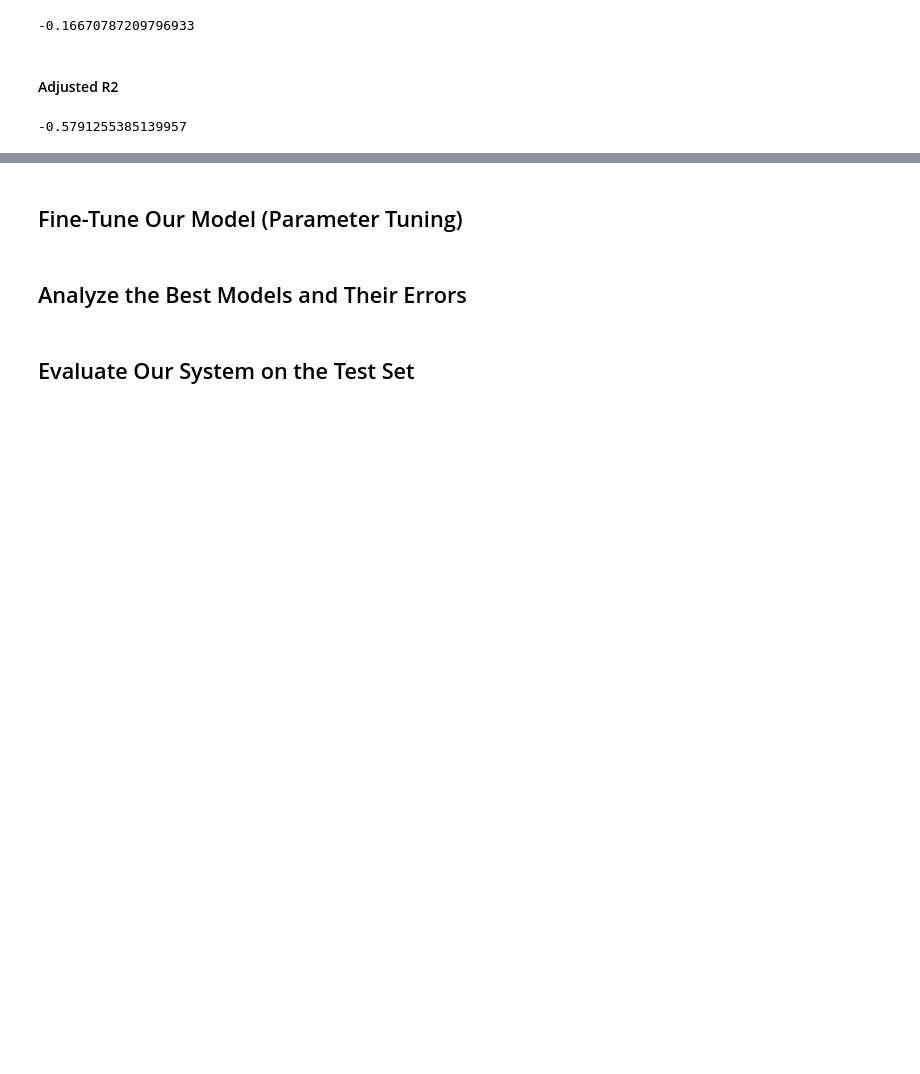
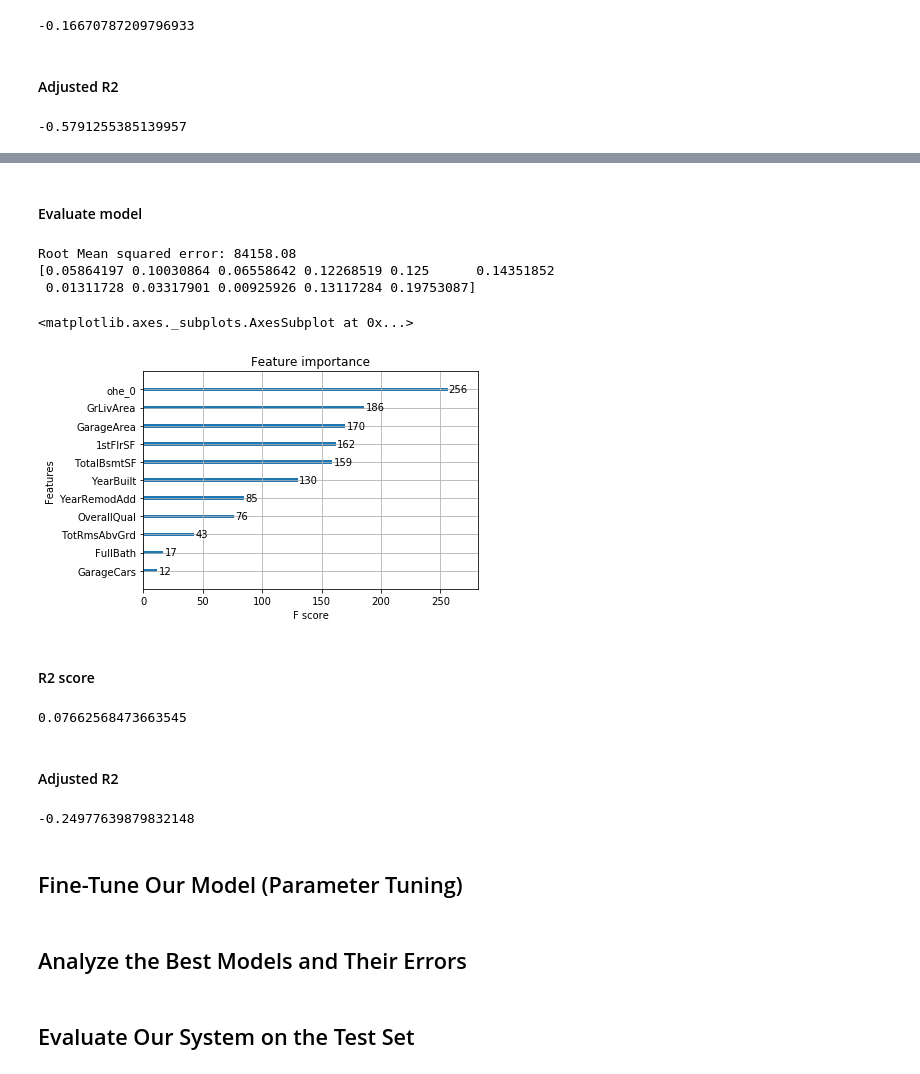
Before and after one commit to SamyaMaiti2012/datascience, a Jupyter notebook: regression/multiRegression/housing_price_estimate-Multiple_Regression_techniques.ipynb, the cells around one changed output, grey strips where cells are left out. Saved outputs shown, nothing was run; the diff lists cells and outputs as text; code cells hidden in the pictures; blank space fills up the shorter version.

Commit message:
Boosting

```diff
--- a/regression/multiRegression/housing_price_estimate-Multiple_Regression_techniques.ipynb
+++ b/regression/multiRegression/housing_price_estimate-Multiple_Regression_techniques.ipynb
@@ -1254,0 +1265,6 @@ adj_r2_sco
+# %%
+gbrt=GradientBoostingRegressor(n_estimators=500)
+gbrt.fit(housing_X_train_selected, housing_y_train)
+housing_y_test_pred=gbrt.predict(housing_X_test_selected)
+
+housing_y_pred_actual = inv_boxcox(housing_y_test_pred, lambda_boxcox_train_SalePrice)
@@ -1255,3 +1302,38 @@ adj_r2_sco
+# %%
+model = XGBRegressor(learning_rate=0.4, n_estimators=200)
+model.fit(housing_X_train_selected, housing_y_train)
+housing_y_test_pred=model.predict(housing_X_test_selected)
+
+housing_y_pred_actual = inv_boxcox(housing_y_test_pred, lambda_boxcox_train_SalePrice)
+# %% [markdown]
+#### Evaluate model
+# %%
+# The root mean squared error
+print("Root Mean squared error: %.2f"% sqrt(mean_squared_error(housing_y_test, housing_y_pred_actual)))
+print(model.feature_importances_)
+plot_importance(model)
+# %% [output]
+Root Mean squared error: 84158.08
+[0.05864197 0.10030864 0.06558642 0.12268519 0.125      0.14351852
+ 0.01311728 0.03317901 0.00925926 0.13117284 0.19753087]
+<matplotlib.axes._subplots.AxesSubplot at 0x...>
+[figure, added]
+# %% [markdown]
+#### R2 score
+# %%
+r2_sco = r2_score(housing_y_test, housing_y_pred_actual)
+r2_sco
+# %% [output]
+0.07662568473663545
+# %% [markdown]
+#### Adjusted R2
+# %%
+num_observations = housing_y_test.shape[0]
+num_independent_var = housing_X_train.shape[1]
+adj_r2_sco = 1 - ((1- r2_sco)*((num_observations - 1 )/(num_observations - num_independent_var - 1)))
+adj_r2_sco
+# %% [output]
+-0.24977639879832148
 # %% [markdown]
 ## Fine-Tune Our Model (Parameter Tuning)
 # %% [markdown]
```
Also changed, not shown: parts of 16 cells of this notebook.
